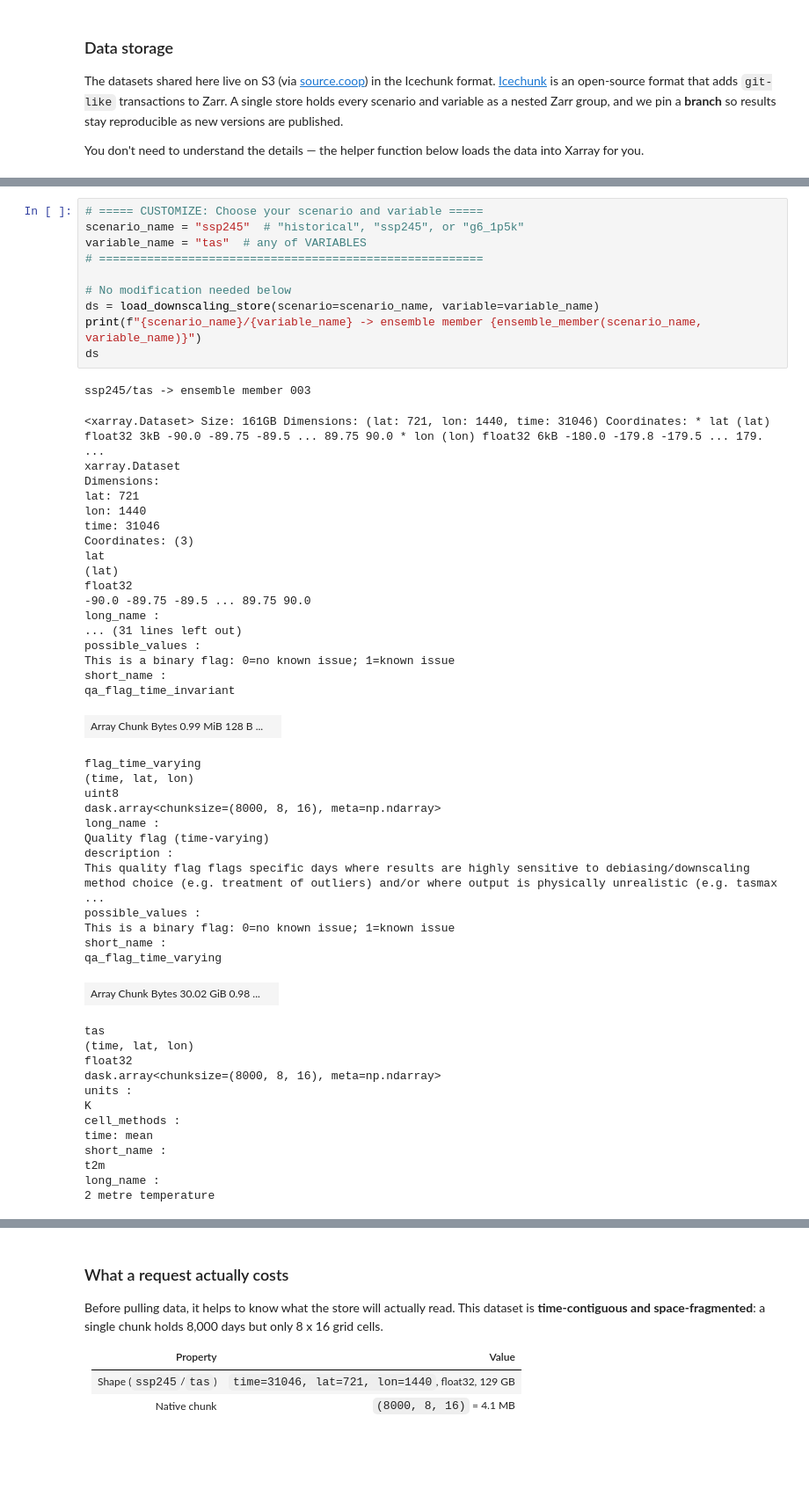
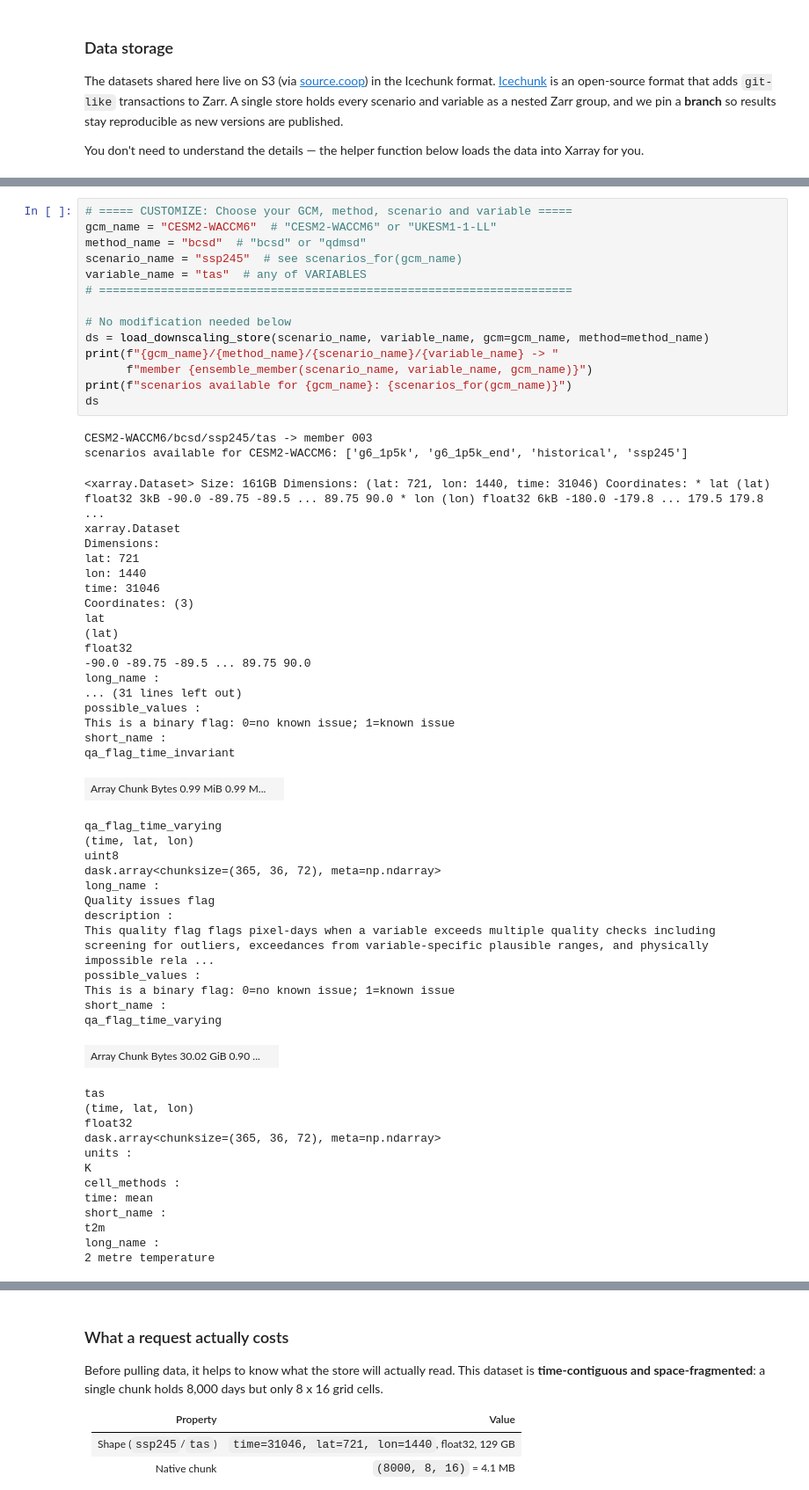
Before and after one commit to carbonplan/srm-downscaling-data-utils, a Jupyter notebook: notebooks/subsetting-and-exporting.ipynb, the cells around one changed output, grey strips where cells are left out. Shown at 88% size. Saved outputs shown, nothing was run; the diff lists cells and outputs as text; blank space fills up the shorter version.

Commit message:
migrate to dataset v0.14.1 (#6)

```diff
--- a/notebooks/subsetting-and-exporting.ipynb
+++ b/notebooks/subsetting-and-exporting.ipynb
@@ -181,50 +228,55 @@ Choose a scenario (`historical`, `ssp245`, or `g6_1p5k`) and a variable. The exa
 # %%
-# ===== CUSTOMIZE: Choose your scenario and variable =====
-scenario_name = "ssp245"  # "historical", "ssp245", or "g6_1p5k"
+# ===== CUSTOMIZE: Choose your GCM, method, scenario and variable =====
+gcm_name = "CESM2-WACCM6"  # "CESM2-WACCM6" or "UKESM1-1-LL"
+method_name = "bcsd"  # "bcsd" or "qdmsd"
+scenario_name = "ssp245"  # see scenarios_for(gcm_name)
 variable_name = "tas"  # any of VARIABLES
-# ========================================================
+# =====================================================================
 
 # No modification needed below
-ds = load_downscaling_store(scenario=scenario_name, variable=variable_name)
-print(f"{scenario_name}/{variable_name} -> ensemble member {ensemble_member(scenario_name, variable_name)}")
+ds = load_downscaling_store(scenario_name, variable_name, gcm=gcm_name, method=method_name)
+print(f"{gcm_name}/{method_name}/{scenario_name}/{variable_name} -> "
+      f"member {ensemble_member(scenario_name, variable_name, gcm_name)}")
+print(f"scenarios available for {gcm_name}: {scenarios_for(gcm_name)}")
 ds
 # %% [output]
-ssp245/tas -> ensemble member 003
+CESM2-WACCM6/bcsd/ssp245/tas -> member 003
+scenarios available for CESM2-WACCM6: ['g6_1p5k', 'g6_1p5k_end', 'historical', 'ssp245']
-<xarray.Dataset> Size: 161GB Dimensions: (lat: 721, lon: 1440, time: 31046) Coordinates: * lat (lat) float32 3kB -90.0 -89.75 -89.5 ... 89.75 90.0 * lon (lon) float32 6kB -180.0 -179.8 -179.5 ... 179. ...
+<xarray.Dataset> Size: 161GB Dimensions: (lat: 721, lon: 1440, time: 31046) Coordinates: * lat (lat) float32 3kB -90.0 -89.75 -89.5 ... 89.75 90.0 * lon (lon) float32 6kB -180.0 -179.8 ... 179.5 179.8 ...
 xarray.Dataset
 Dimensions:
 lat: 721
 lon: 1440
 time: 31046
 Coordinates: (3)
 lat
 (lat)
 float32
 -90.0 -89.75 -89.5 ... 89.75 90.0
 long_name :
 ... (31 lines left out)
 possible_values :
 This is a binary flag: 0=no known issue; 1=known issue
 short_name :
 qa_flag_time_invariant
-| Array Chunk Bytes 0.99 MiB 128 B ... |  |
+| Array Chunk Bytes 0.99 MiB 0.99 M... |  |
-flag_time_varying
+qa_flag_time_varying
 (time, lat, lon)
 uint8
-dask.array<chunksize=(8000, 8, 16), meta=np.ndarray>
+dask.array<chunksize=(365, 36, 72), meta=np.ndarray>
 long_name :
-Quality flag (time-varying)
+Quality issues flag
 description :
-This quality flag flags specific days where results are highly sensitive to debiasing/downscaling method choice (e.g. treatment of outliers) and/or where output is physically unrealistic (e.g. tasmax  ...
+This quality flag flags pixel-days when a variable exceeds multiple quality checks including screening for outliers, exceedances from variable-specific plausible ranges, and physically impossible rela ...
 possible_values :
 This is a binary flag: 0=no known issue; 1=known issue
 short_name :
 qa_flag_time_varying
-| Array Chunk Bytes 30.02 GiB 0.98 ... |  |
+| Array Chunk Bytes 30.02 GiB 0.90 ... |  |
 tas
 (time, lat, lon)
 float32
-dask.array<chunksize=(8000, 8, 16), meta=np.ndarray>
+dask.array<chunksize=(365, 36, 72), meta=np.ndarray>
 units :
 K
 cell_methods :
```
Also changed, not shown: parts of 26 cells of this notebook, 3 other files.
